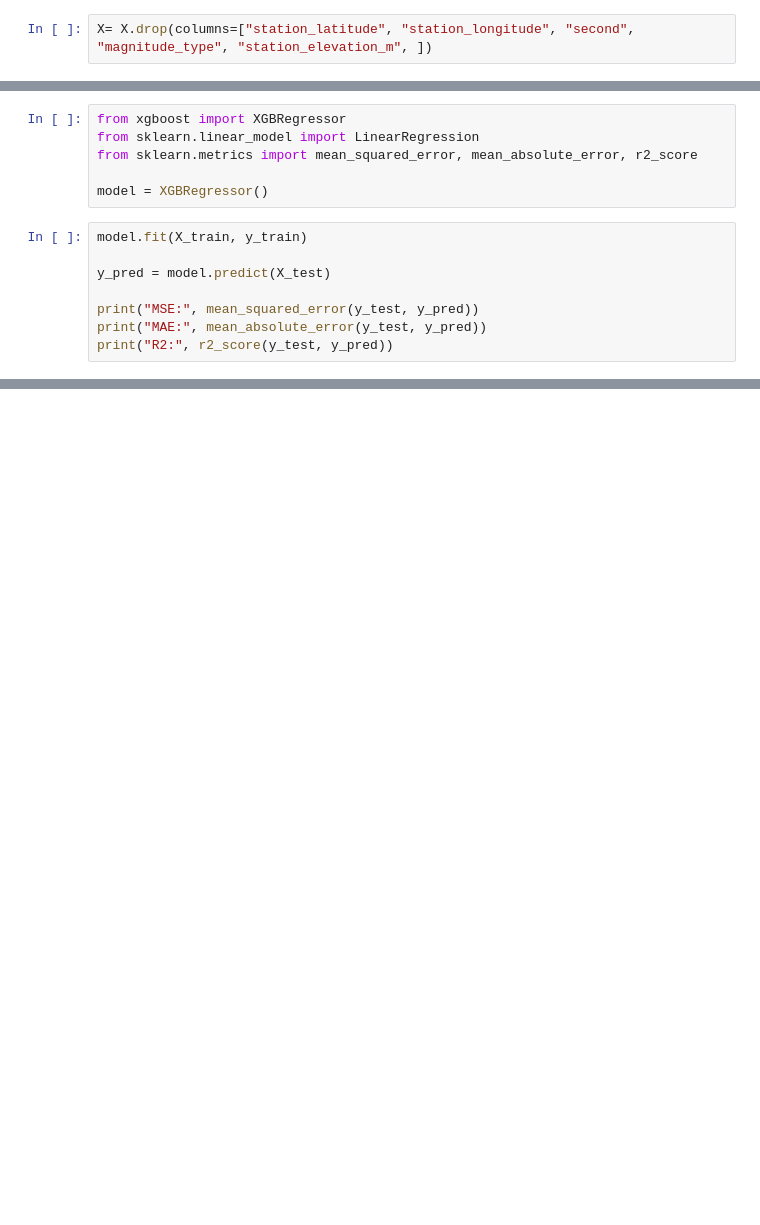
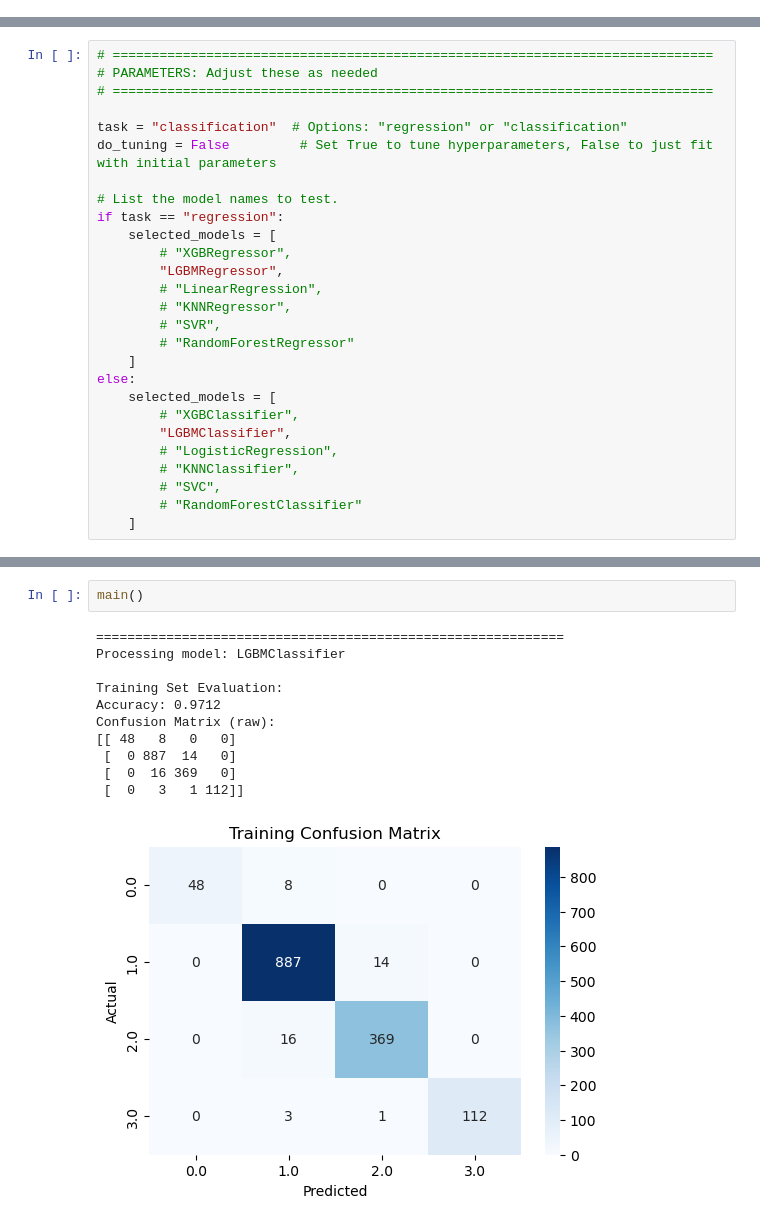
Before and after one commit to iglesiascaio/earthquake_prediction, a Jupyter notebook: notebooks/model_exploration.ipynb, the cells around one changed output, grey strips where cells are left out. Cells and saved outputs as stored; diff of their text form; blank space fills up the shorter version.

Commit message:
update model pipeline

```diff
--- a/notebooks/model_exploration.ipynb
+++ b/notebooks/model_exploration.ipynb
@@ -29,2 +0,0 @@ y = df["max_mag_next_30d"]
-# %%
-X= X.drop(columns=["station_latitude", "station_longitude", "second", "magnitude_type", "station_elevation_m", ])
@@ -61,14 +0,0 @@ dtype: object
-# %%
-from xgboost import XGBRegressor
-from sklearn.linear_model import LinearRegression
-from sklearn.metrics import mean_squared_error, mean_absolute_error, r2_score
-
-model = XGBRegressor()
-# %%
-model.fit(X_train, y_train)
-
-y_pred = model.predict(X_test)
-
-print("MSE:", mean_squared_error(y_test, y_pred))
-print("MAE:", mean_absolute_error(y_test, y_pred))
-print("R2:", r2_score(y_test, y_pred))
@@ -78,0 +24,27 @@ R2: -0.038493527429592556
+# %%
+# =============================================================================
+# PARAMETERS: Adjust these as needed
+# =============================================================================
+
+task = "classification"  # Options: "regression" or "classification"
+do_tuning = False         # Set True to tune hyperparameters, False to just fit with initial parameters
+
+# List the model names to test.
+if task == "regression":
+    selected_models = [
+        # "XGBRegressor",
+        "LGBMRegressor",
+        # "LinearRegression",
+        # "KNNRegressor",
+        # "SVR",
+        # "RandomForestRegressor"
+    ]
+else:
+    selected_models = [
+        # "XGBClassifier",
+        "LGBMClassifier",
+        # "LogisticRegression",
+        # "KNNClassifier",
+        # "SVC",
+        # "RandomForestClassifier"
+    ]
@@ -78,0 +304,14 @@ R2: -0.038493527429592556
+# %%
+main()
+# %% [output]
+============================================================
+Processing model: LGBMClassifier
+
+Training Set Evaluation:
+Accuracy: 0.9712
+Confusion Matrix (raw):
+[[ 48   8   0   0]
+ [  0 887  14   0]
+ [  0  16 369   0]
+ [  0   3   1 112]]
+[figure, added]
```
Also changed, not shown: parts of 14 cells of this notebook.
